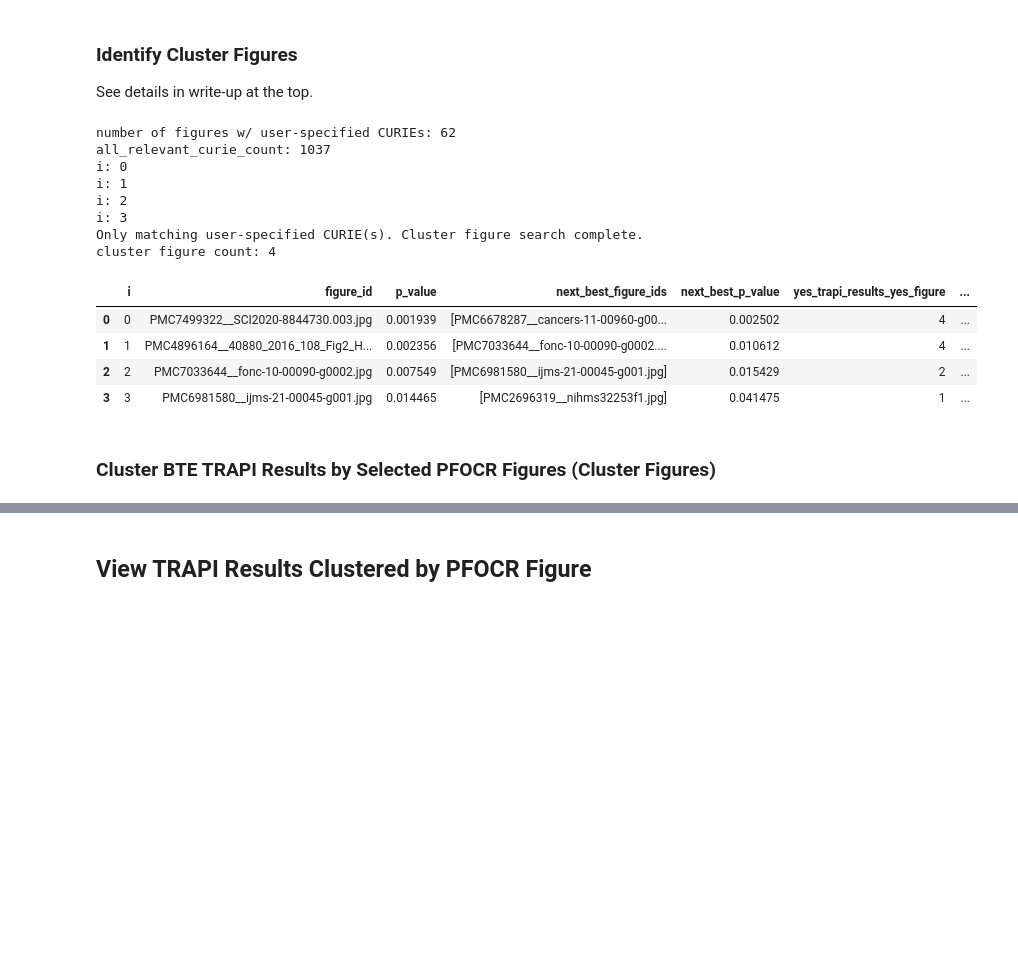
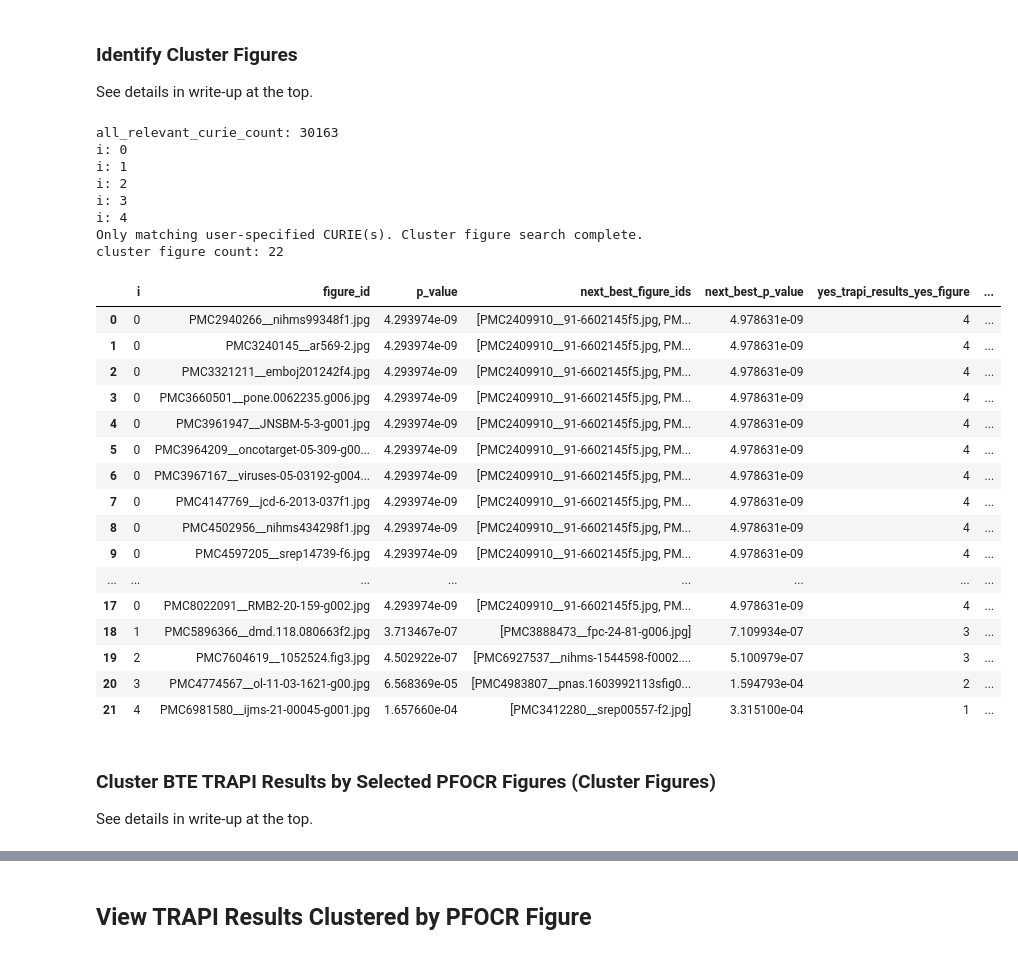
Before and after one commit to wikipathways/pathway-figure-ocr, a Jupyter notebook: notebooks/bte_clustering.ipynb, the cells around one changed output, grey strips where cells are left out. Cells and saved outputs as stored; diff of their text form; code cells hidden in the pictures; blank space fills up the shorter version.

```diff
--- a/notebooks/bte_clustering.ipynb
+++ b/notebooks/bte_clustering.ipynb
@@ -712,51 +712,65 @@ def get_next_cluster_figures(
         remaining_trapi_results_unified_curies - curies_to_exclude,
         iteration_limit,
         i + 1,
         cluster_figure_ids,
     )
 
 
+relevant_figure_curie_df = figure_curie_df[figure_curie_df["category"].isin(
+    list(relevant_pfocr_categories)
+)]
+
+## limit cluster figures to those that have the user-specified ids
+#figures_with_user_specified_ids = set(figure_curie_df[figure_curie_df["curie"].isin(user_specified_ids)]["figure_id"])
+#print(f'number of figures w/ user-specified CURIEs: {len(figures_with_user_specified_ids)}')
 #relevant_figure_curie_df = figure_curie_df[figure_curie_df["category"].isin(
 #    list(relevant_pfocr_categories)
+#) & figure_curie_df["figure_id"].isin(
+#    figures_with_user_specified_ids
 #)]
-
-# limit cluster figures to those that have the user-specified ids
-figures_with_user_specified_ids = set(figure_curie_df[figure_curie_df["curie"].isin(user_specified_ids)]["figure_id"])
-print(f'number of figures w/ user-specified CURIEs: {len(figures_with_user_specified_ids)}')
-relevant_figure_curie_df = figure_curie_df[figure_curie_df["category"].isin(
-    list(relevant_pfocr_categories)
-) & figure_curie_df["figure_id"].isin(
-    figures_with_user_specified_ids
-)]
 
 all_relevant_curie_count = len(set(
     relevant_figure_curie_df["curie"].drop_duplicates()
 ))
 print(f'all_relevant_curie_count: {all_relevant_curie_count}')
 cluster_figure_ids_out = get_next_cluster_figures(
     all_relevant_curie_count,
     relevant_figure_curie_df,
     trapi_results_unified_curies,
 )
 print(f'cluster figure count: {len(cluster_figure_ids_out)}')
 cluster_figure_df = pd.DataFrame.from_records(cluster_figure_data)
 cluster_figure_df
 # %% [output]
-number of figures w/ user-specified CURIEs: 62
-all_relevant_curie_count: 1037
+all_relevant_curie_count: 30163
 i: 0
 i: 1
 i: 2
 i: 3
+i: 4
 Only matching user-specified CURIE(s). Cluster figure search complete.
-cluster figure count: 4
+cluster figure count: 22
 |  | i | figure_id | p_value | next_best_figure_ids | next_best_p_value | yes_trapi_results_yes_figure | ... |
-| 0 | 0 | PMC7499322__SCI2020-8844730.003.jpg | 0.001939 | [PMC6678287__cancers-11-00960-g00... | 0.002502 | 4 | ... |
-| 1 | 1 | PMC4896164__40880_2016_108_Fig2_H... | 0.002356 | [PMC7033644__fonc-10-00090-g0002.... | 0.010612 | 4 | ... |
-| 2 | 2 | PMC7033644__fonc-10-00090-g0002.jpg | 0.007549 | [PMC6981580__ijms-21-00045-g001.jpg] | 0.015429 | 2 | ... |
-| 3 | 3 | PMC6981580__ijms-21-00045-g001.jpg | 0.014465 | [PMC2696319__nihms32253f1.jpg] | 0.041475 | 1 | ... |
+| 0 | 0 | PMC2940266__nihms99348f1.jpg | 4.293974e-09 | [PMC2409910__91-6602145f5.jpg, PM... | 4.978631e-09 | 4 | ... |
+| 1 | 0 | PMC3240145__ar569-2.jpg | 4.293974e-09 | [PMC2409910__91-6602145f5.jpg, PM... | 4.978631e-09 | 4 | ... |
+| 2 | 0 | PMC3321211__emboj201242f4.jpg | 4.293974e-09 | [PMC2409910__91-6602145f5.jpg, PM... | 4.978631e-09 | 4 | ... |
+| 3 | 0 | PMC3660501__pone.0062235.g006.jpg | 4.293974e-09 | [PMC2409910__91-6602145f5.jpg, PM... | 4.978631e-09 | 4 | ... |
+| 4 | 0 | PMC3961947__JNSBM-5-3-g001.jpg | 4.293974e-09 | [PMC2409910__91-6602145f5.jpg, PM... | 4.978631e-09 | 4 | ... |
+| 5 | 0 | PMC3964209__oncotarget-05-309-g00... | 4.293974e-09 | [PMC2409910__91-6602145f5.jpg, PM... | 4.978631e-09 | 4 | ... |
+| 6 | 0 | PMC3967167__viruses-05-03192-g004... | 4.293974e-09 | [PMC2409910__91-6602145f5.jpg, PM... | 4.978631e-09 | 4 | ... |
+| 7 | 0 | PMC4147769__jcd-6-2013-037f1.jpg | 4.293974e-09 | [PMC2409910__91-6602145f5.jpg, PM... | 4.978631e-09 | 4 | ... |
+| 8 | 0 | PMC4502956__nihms434298f1.jpg | 4.293974e-09 | [PMC2409910__91-6602145f5.jpg, PM... | 4.978631e-09 | 4 | ... |
+| 9 | 0 | PMC4597205__srep14739-f6.jpg | 4.293974e-09 | [PMC2409910__91-6602145f5.jpg, PM... | 4.978631e-09 | 4 | ... |
+| ... | ... | ... | ... | ... | ... | ... | ... |
+| 17 | 0 | PMC8022091__RMB2-20-159-g002.jpg | 4.293974e-09 | [PMC2409910__91-6602145f5.jpg, PM... | 4.978631e-09 | 4 | ... |
+| 18 | 1 | PMC5896366__dmd.118.080663f2.jpg | 3.713467e-07 | [PMC3888473__fpc-24-81-g006.jpg] | 7.109934e-07 | 3 | ... |
+| 19 | 2 | PMC7604619__1052524.fig3.jpg | 4.502922e-07 | [PMC6927537__nihms-1544598-f0002.... | 5.100979e-07 | 3 | ... |
+| 20 | 3 | PMC4774567__ol-11-03-1621-g00.jpg | 6.568369e-05 | [PMC4983807__pnas.1603992113sfig0... | 1.594793e-04 | 2 | ... |
+| 21 | 4 | PMC6981580__ijms-21-00045-g001.jpg | 1.657660e-04 | [PMC3412280__srep00557-f2.jpg] | 3.315100e-04 | 1 | ... |
 # %% [markdown]
 ### Cluster BTE TRAPI Results by Selected PFOCR Figures (Cluster Figures)
+
+See details in write-up at the top.
 # %%
 figures_df = relevant_figure_curie_df[
     relevant_figure_curie_df["figure_id"].isin(set(cluster_figure_df["figure_id"]))
```
Also changed, not shown: parts of 9 cells of this notebook.
